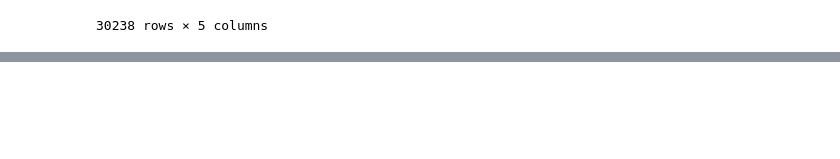
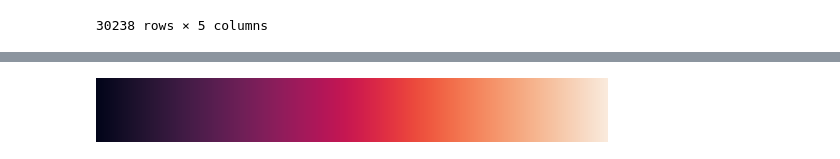
Before and after one commit to CamilleChallier/Transcriptomics_project, a Jupyter notebook: wesley.ipynb, the cells around one changed output, grey strips where cells are left out. Drawn from its saved outputs; the diff is of its cells as text; code cells hidden in the pictures; blank space fills up the shorter version.

Commit message:
trying to do the plots using seaborn

```diff
--- a/wesley.ipynb
+++ b/wesley.ipynb
@@ -350,0 +476,5 @@ de_results
+# %%
+cmap= sns.color_palette("rocket", as_cmap=True)
+cmap
+# %% [output]
+[figure, added]
```
Also changed, not shown: parts of 12 cells of this notebook.
